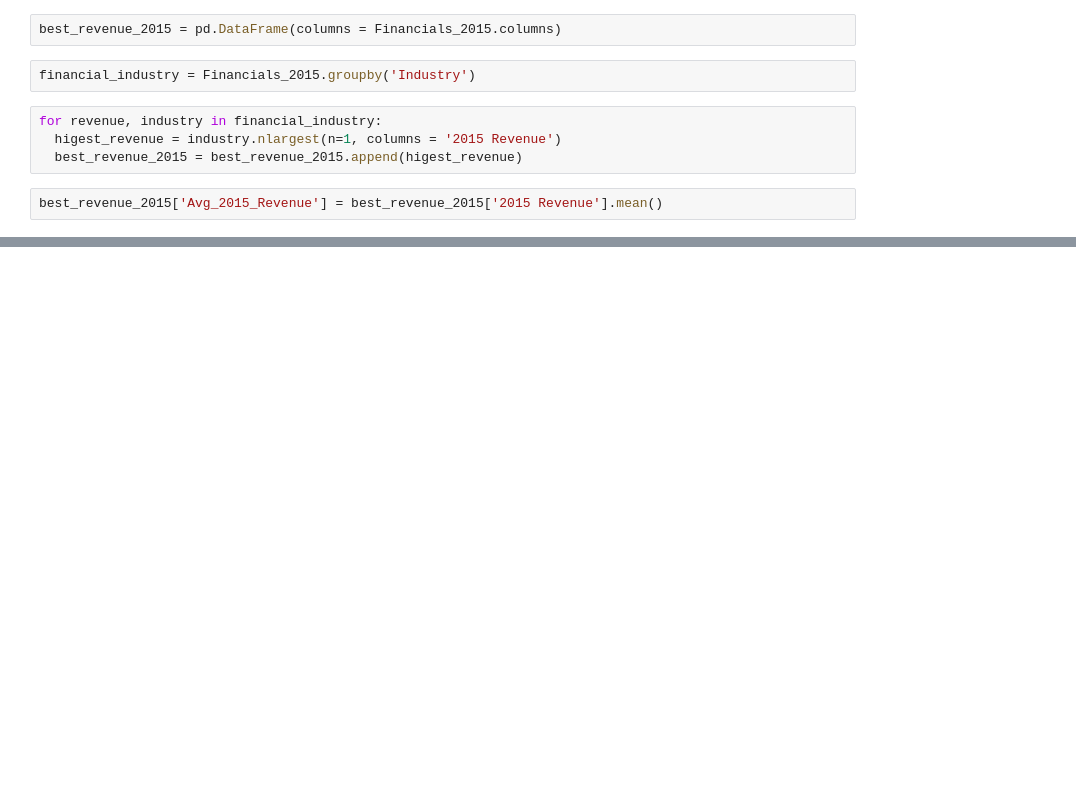
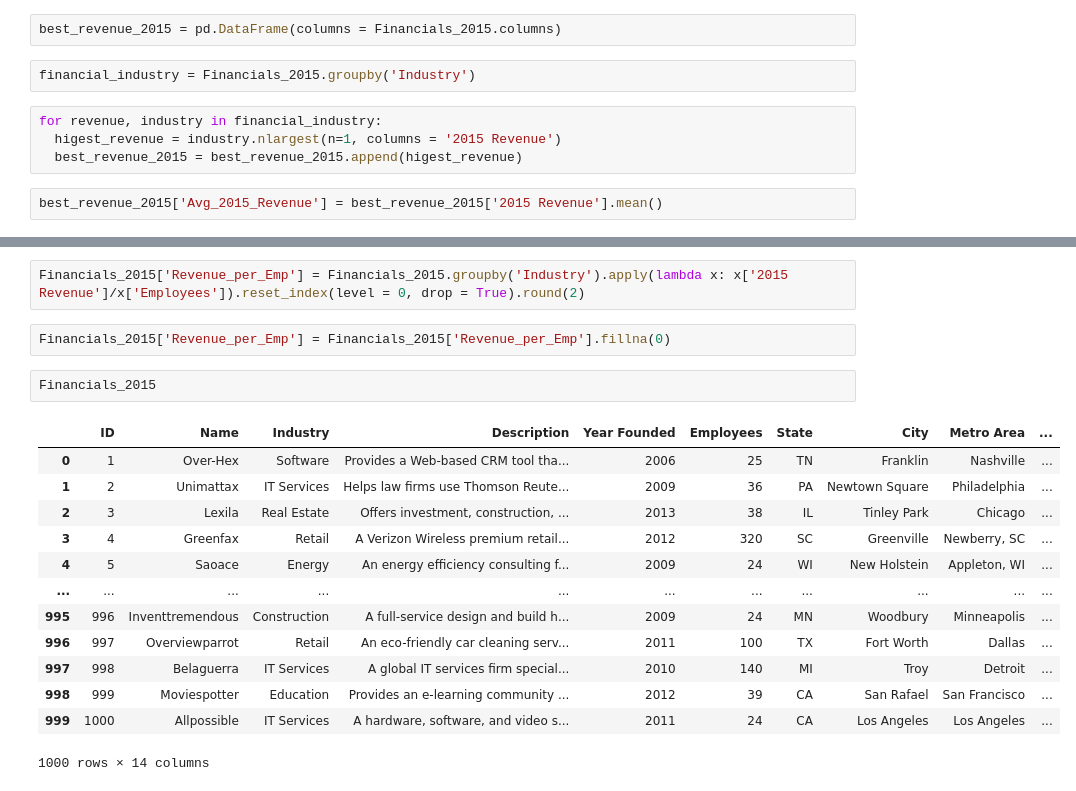
Before and after one commit to MrDataAnalyst/Sales-analysis, a Jupyter notebook: Startups.ipynb, the cells around one changed output, grey strips where cells are left out. Saved outputs shown, nothing was run; the diff lists cells and outputs as text; blank space fills up the shorter version.

```diff
--- a/Startups.ipynb
+++ b/Startups.ipynb
@@ -195,0 +206,20 @@ dtype: float64
+# %%
+Financials_2015['Revenue_per_Emp'] = Financials_2015.groupby('Industry').apply(lambda x: x['2015 Revenue']/x['Employees']).reset_index(level = 0, drop = True).round(2)
+# %%
+Financials_2015['Revenue_per_Emp'] = Financials_2015['Revenue_per_Emp'].fillna(0)
+# %%
+Financials_2015
+# %% [output]
+|  | ID | Name | Industry | Description | Year Founded | Employees | State | City | Metro Area | ... |
+| 0 | 1 | Over-Hex | Software | Provides a Web-based CRM tool tha... | 2006 | 25 | TN | Franklin | Nashville | ... |
+| 1 | 2 | Unimattax | IT Services | Helps law firms use Thomson Reute... | 2009 | 36 | PA | Newtown Square | Philadelphia | ... |
+| 2 | 3 | Lexila | Real Estate | Offers investment, construction, ... | 2013 | 38 | IL | Tinley Park | Chicago | ... |
+| 3 | 4 | Greenfax | Retail | A Verizon Wireless premium retail... | 2012 | 320 | SC | Greenville | Newberry, SC | ... |
+| 4 | 5 | Saoace | Energy | An energy efficiency consulting f... | 2009 | 24 | WI | New Holstein | Appleton, WI | ... |
+| ... | ... | ... | ... | ... | ... | ... | ... | ... | ... | ... |
+| 995 | 996 | Inventtremendous | Construction | A full-service design and build h... | 2009 | 24 | MN | Woodbury | Minneapolis | ... |
+| 996 | 997 | Overviewparrot | Retail | An eco-friendly car cleaning serv... | 2011 | 100 | TX | Fort Worth | Dallas | ... |
+| 997 | 998 | Belaguerra | IT Services | A global IT services firm special... | 2010 | 140 | MI | Troy | Detroit | ... |
+| 998 | 999 | Moviespotter | Education | Provides an e-learning community ... | 2012 | 39 | CA | San Rafael | San Francisco | ... |
+| 999 | 1000 | Allpossible | IT Services | A hardware, software, and video s... | 2011 | 24 | CA | Los Angeles | Los Angeles | ... |
+1000 rows × 14 columns
```
Also changed, not shown: parts of 8 cells of this notebook.
